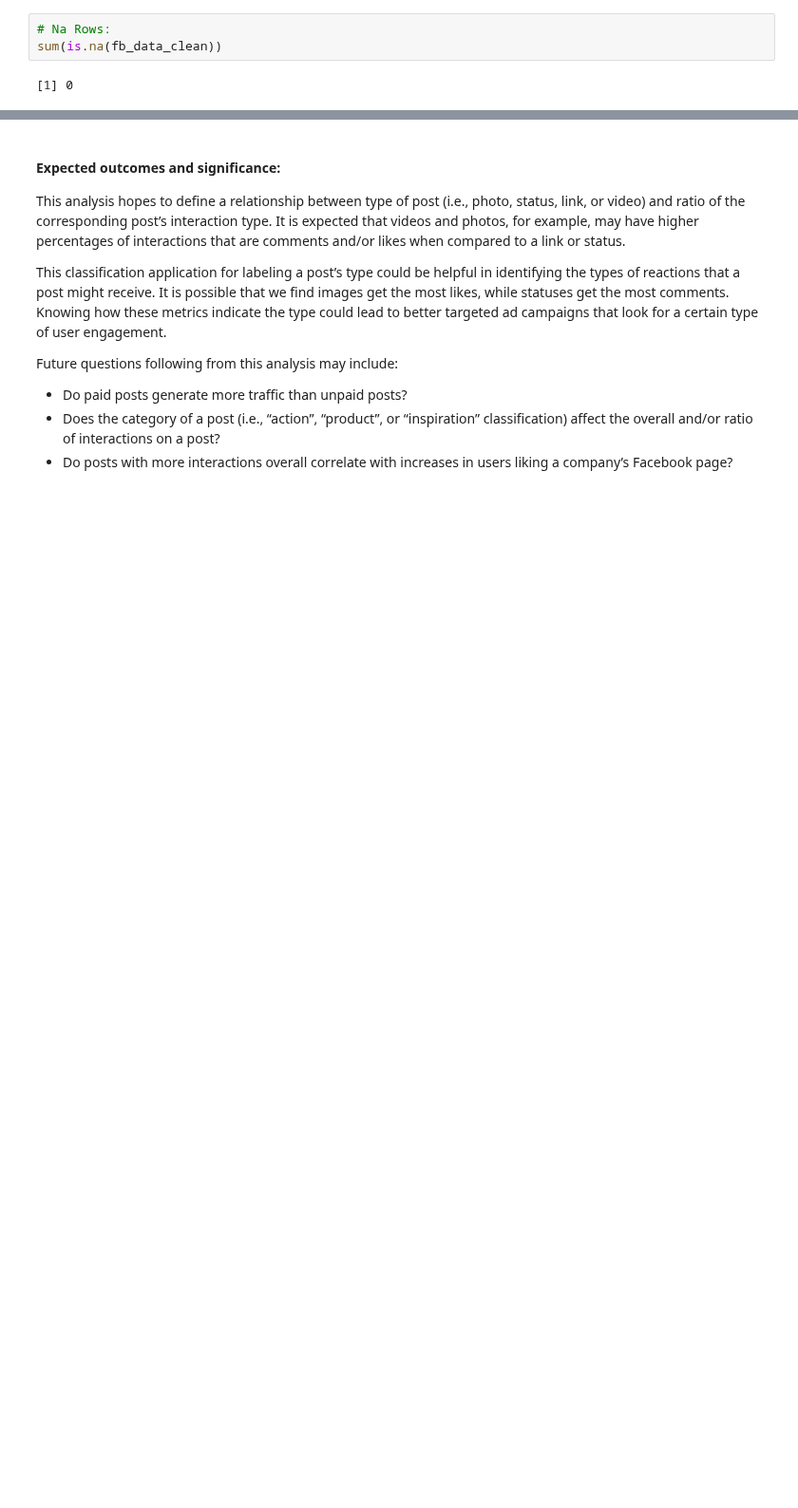
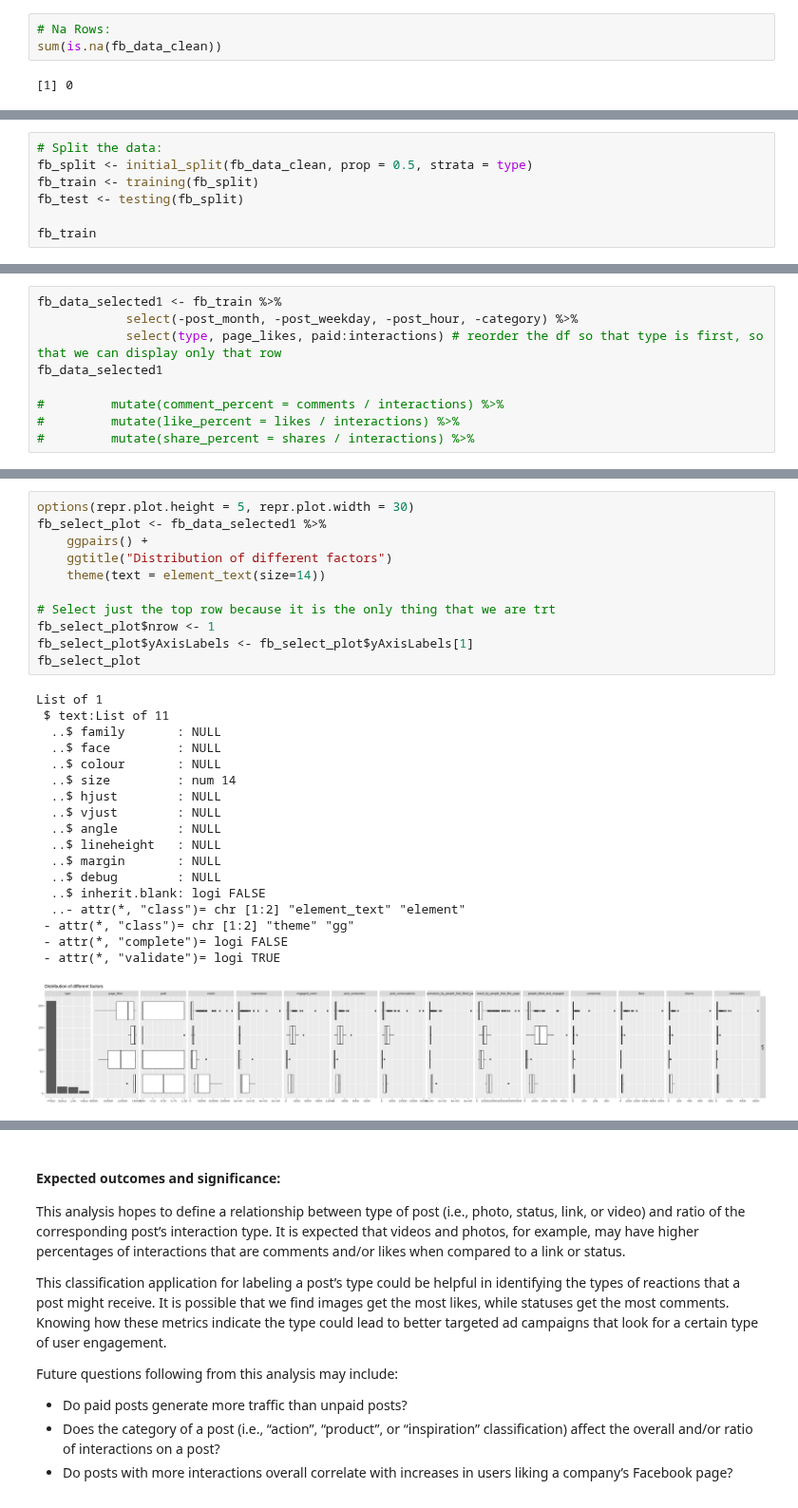
Before and after one commit to lucykvs/DSCI100-Project, a Jupyter notebook: Project.ipynb, the cells around one changed output, grey strips where cells are left out. Shown at 95% size. Saved outputs shown, nothing was run; the diff lists cells and outputs as text; blank space fills up the shorter version.

```diff
--- a/Project.ipynb
+++ b/Project.ipynb
@@ -345,0 +134,7 @@ To visualize our results, we plan to use a confusion matrix. This will display h
+# %%
+# Split the data:
+fb_split <- initial_split(fb_data_clean, prop = 0.5, strata = type)
+fb_train <- training(fb_split)
+fb_test <- testing(fb_split)
+
+fb_train
@@ -345,0 +195,9 @@ To visualize our results, we plan to use a confusion matrix. This will display h
+# %%
+fb_data_selected1 <- fb_train %>%
+            select(-post_month, -post_weekday, -post_hour, -category) %>%
+            select(type, page_likes, paid:interactions) # reorder the df so that type is first, so that we can display only that row
+fb_data_selected1
+
+#         mutate(comment_percent = comments / interactions) %>%
+#         mutate(like_percent = likes / interactions) %>%
+#         mutate(share_percent = shares / interactions) %>%
@@ -345,0 +225,30 @@ To visualize our results, we plan to use a confusion matrix. This will display h
+# %%
+options(repr.plot.height = 5, repr.plot.width = 30)
+fb_select_plot <- fb_data_selected1 %>%
+    ggpairs() +
+    ggtitle("Distribution of different factors")
+    theme(text = element_text(size=14))
+
+# Select just the top row because it is the only thing that we are trt
+fb_select_plot$nrow <- 1
+fb_select_plot$yAxisLabels <- fb_select_plot$yAxisLabels[1]
+fb_select_plot
+# %% [output]
+List of 1
+ $ text:List of 11
+  ..$ family       : NULL
+  ..$ face         : NULL
+  ..$ colour       : NULL
+  ..$ size         : num 14
+  ..$ hjust        : NULL
+  ..$ vjust        : NULL
+  ..$ angle        : NULL
+  ..$ lineheight   : NULL
+  ..$ margin       : NULL
+  ..$ debug        : NULL
+  ..$ inherit.blank: logi FALSE
+  ..- attr(*, "class")= chr [1:2] "element_text" "element"
+ - attr(*, "class")= chr [1:2] "theme" "gg"
+ - attr(*, "complete")= logi FALSE
+ - attr(*, "validate")= logi TRUE
+[figure, added]
```
Also changed, not shown: parts of 59 cells of this notebook, 3 other files.
